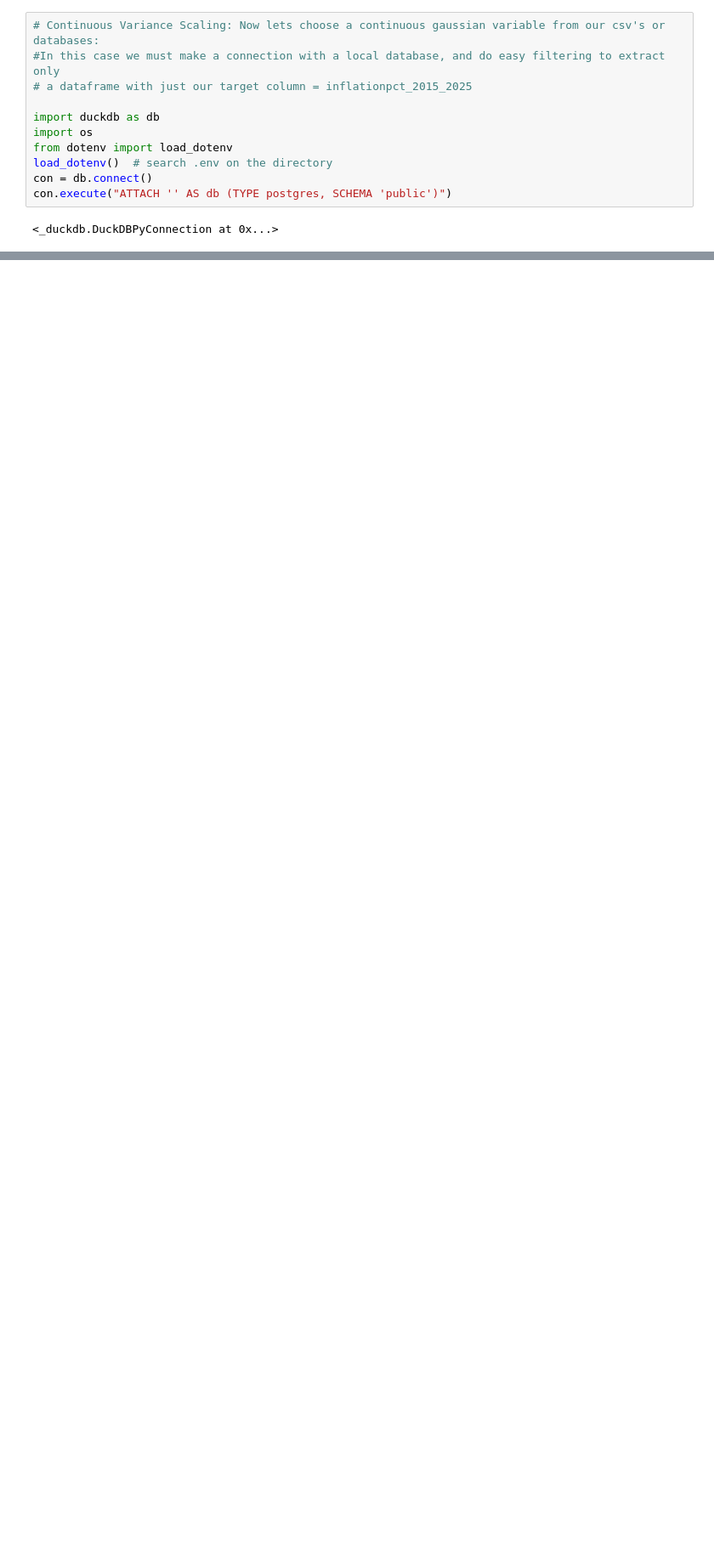
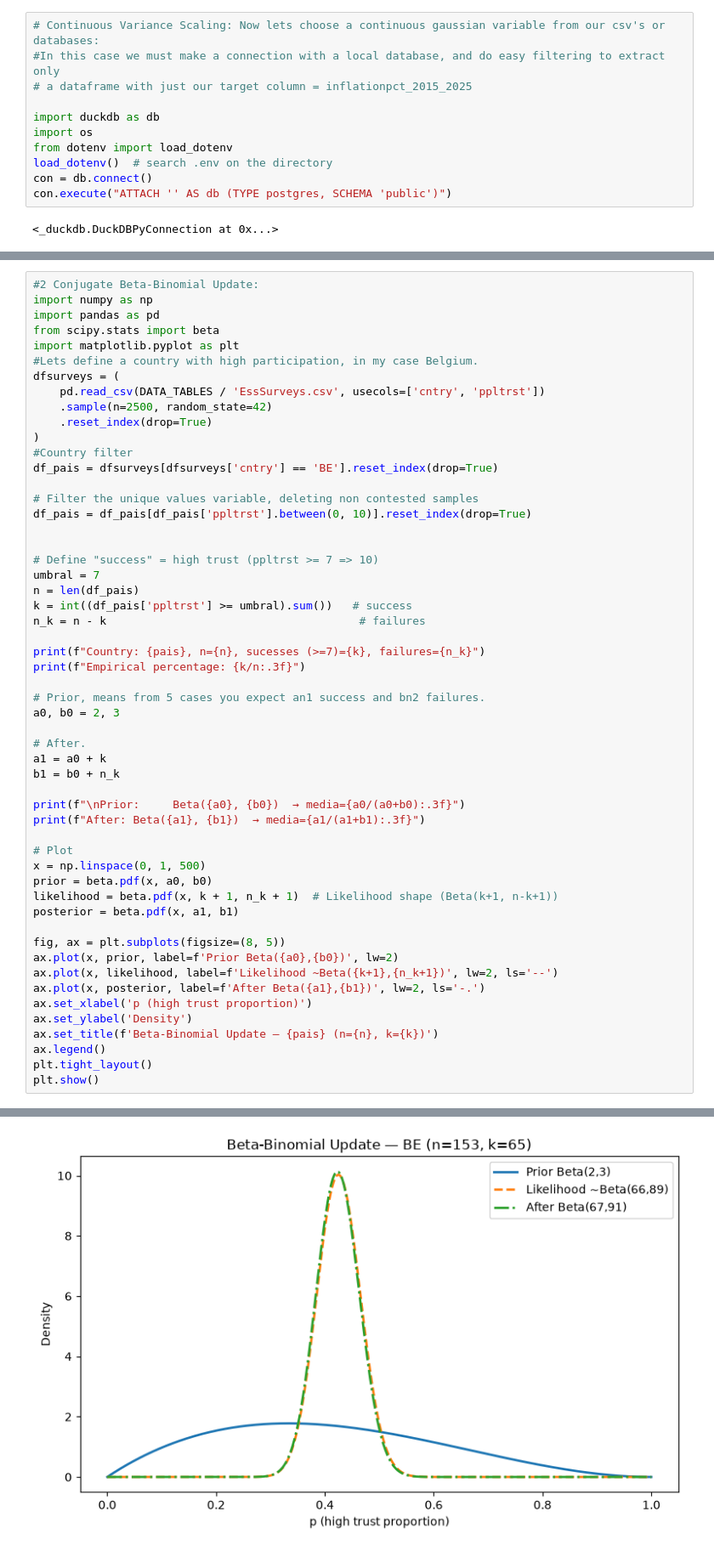
Before and after one commit to JosBerGon34/DataScienceCourse, a Jupyter notebook: notebooks/Ex4.2.ipynb, the cells around one changed output, grey strips where cells are left out. Shown at 85% size. Saved outputs shown, nothing was run; the diff lists cells and outputs as text; blank space fills up the shorter version.

```diff
--- a/notebooks/Ex4.2.ipynb
+++ b/notebooks/Ex4.2.ipynb
@@ -163,0 +202,55 @@ con.execute("ATTACH '' AS db (TYPE postgres, SCHEMA 'public')")
+# %%
+#2 Conjugate Beta-Binomial Update:
+import numpy as np
+import pandas as pd
+from scipy.stats import beta
+import matplotlib.pyplot as plt
+#Lets define a country with high participation, in my case Belgium.
+dfsurveys = (
+    pd.read_csv(DATA_TABLES / 'EssSurveys.csv', usecols=['cntry', 'ppltrst'])
+    .sample(n=2500, random_state=42)
+    .reset_index(drop=True)
+)
+#Country filter
+df_pais = dfsurveys[dfsurveys['cntry'] == 'BE'].reset_index(drop=True)
+
+# Filter the unique values variable, deleting non contested samples
+df_pais = df_pais[df_pais['ppltrst'].between(0, 10)].reset_index(drop=True)
+
+
+# Define "success" = high trust (ppltrst >= 7 => 10)
+umbral = 7
+n = len(df_pais)
+k = int((df_pais['ppltrst'] >= umbral).sum())   # success
+n_k = n - k                                      # failures
+
+print(f"Country: {pais}, n={n}, sucesses (>=7)={k}, failures={n_k}")
+print(f"Empirical percentage: {k/n:.3f}")
+
+# Prior, means from 5 cases you expect an1 success and bn2 failures.
+a0, b0 = 2, 3
+
+# After.
+a1 = a0 + k
+b1 = b0 + n_k
+
+print(f"\nPrior:     Beta({a0}, {b0})  → media={a0/(a0+b0):.3f}")
+print(f"After: Beta({a1}, {b1})  → media={a1/(a1+b1):.3f}")
+
+# Plot
+x = np.linspace(0, 1, 500)
+prior = beta.pdf(x, a0, b0)
+likelihood = beta.pdf(x, k + 1, n_k + 1)  # Likelihood shape (Beta(k+1, n-k+1))
+posterior = beta.pdf(x, a1, b1)
+
+fig, ax = plt.subplots(figsize=(8, 5))
+ax.plot(x, prior, label=f'Prior Beta({a0},{b0})', lw=2)
+ax.plot(x, likelihood, label=f'Likelihood ~Beta({k+1},{n_k+1})', lw=2, ls='--')
+ax.plot(x, posterior, label=f'After Beta({a1},{b1})', lw=2, ls='-.')
+ax.set_xlabel('p (high trust proportion)')
+ax.set_ylabel('Density')
+ax.set_title(f'Beta-Binomial Update — {pais} (n={n}, k={k})')
+ax.legend()
+plt.tight_layout()
+plt.show()
+# %% [output]
@@ -163,0 +262 @@ con.execute("ATTACH '' AS db (TYPE postgres, SCHEMA 'public')")
+[figure, added]
```
Also changed, not shown: parts of 5 cells of this notebook.
